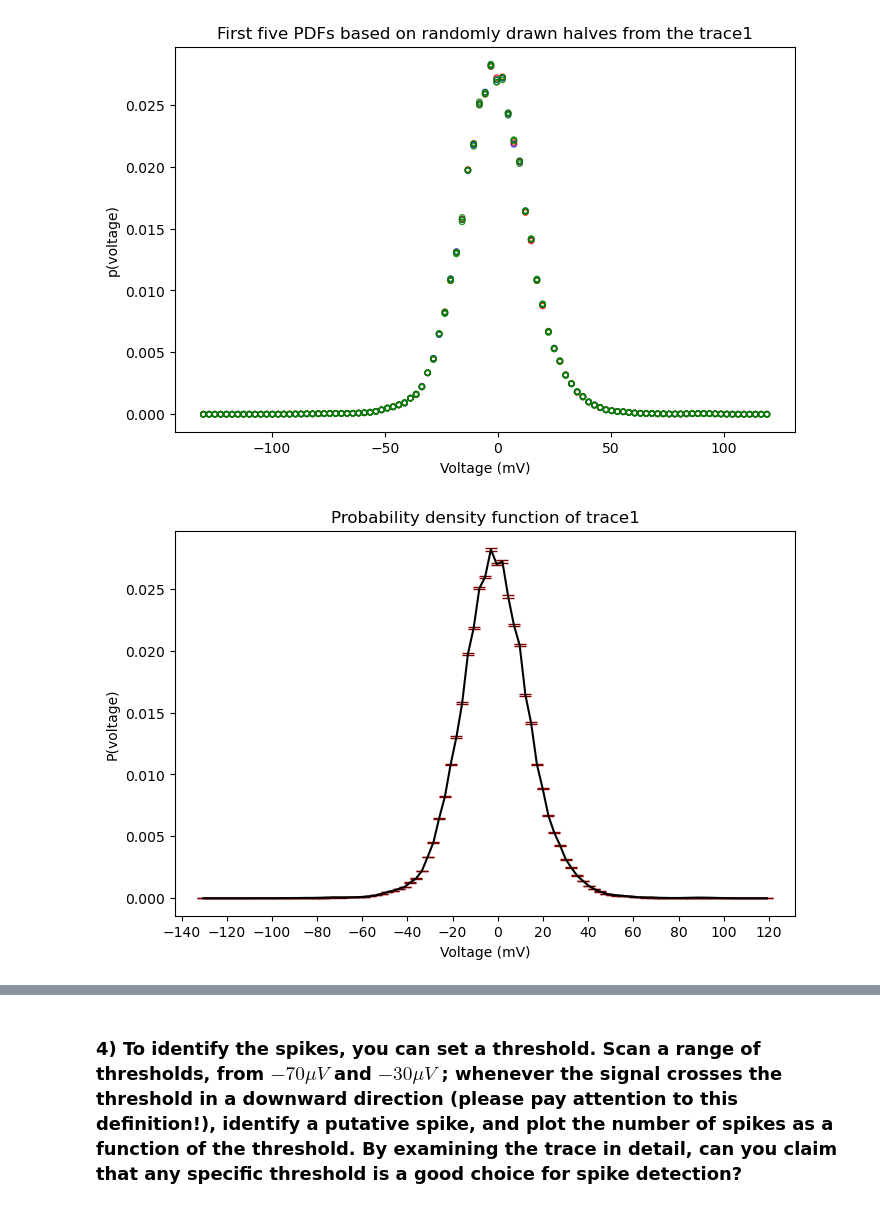
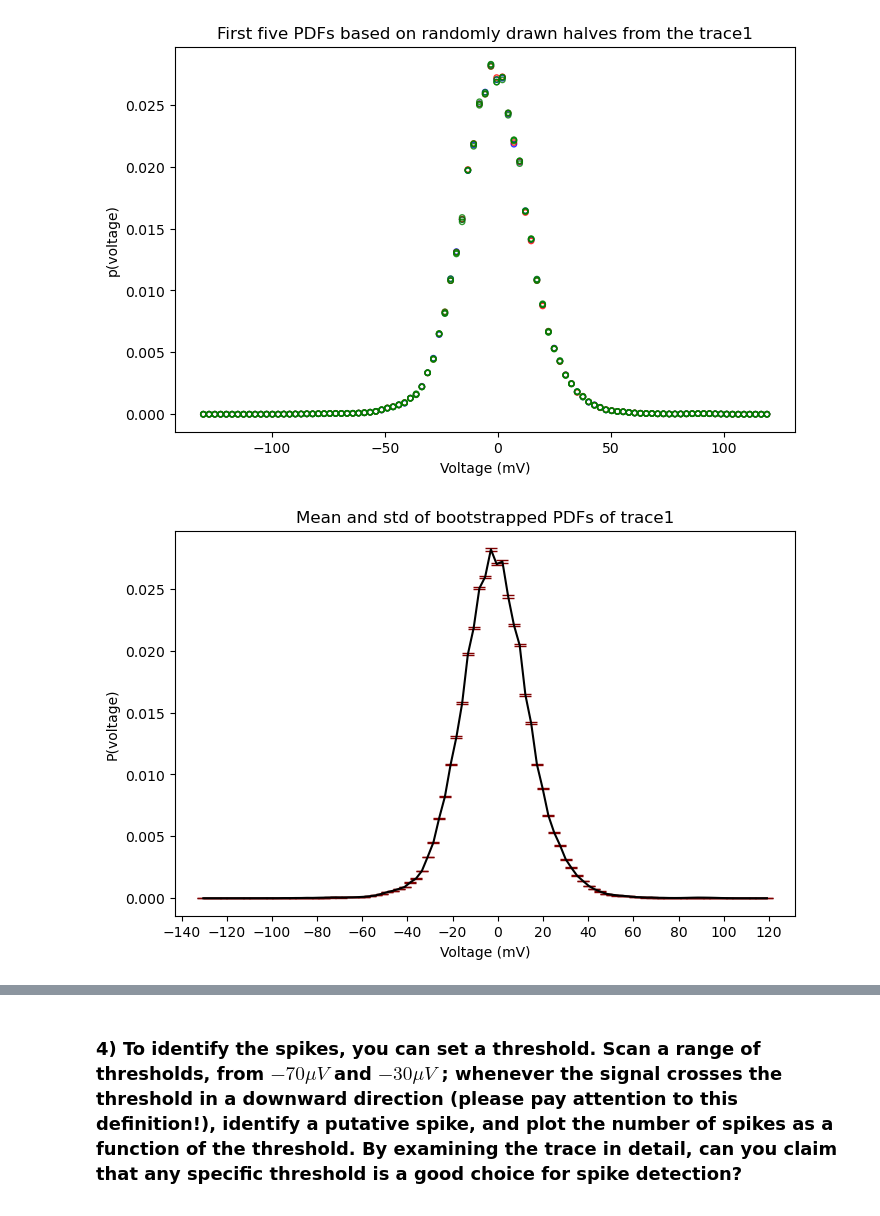
Before and after one commit to acumpelik/DSSC23, a Jupyter notebook: DSSC23-Homework2-Andrea_Cumpelik.ipynb, the cells around one changed output, grey strips where cells are left out. Drawn from its saved outputs; the diff is of its cells as text; code cells hidden in the pictures.

```diff
--- a/DSSC23-Homework2-Andrea_Cumpelik.ipynb
+++ b/DSSC23-Homework2-Andrea_Cumpelik.ipynb
@@ -241,11 +241,11 @@ plt.show()
 # %%
 # Plot our histogram again:
 plt.figure(figsize=(8,5))
-plt.title('Probability density function of trace1')
+plt.title('Mean and std of bootstrapped PDFs of trace1')
 plt.xlabel('Voltage (mV)')
 plt.xticks(np.arange(-140, 140, 20))
 plt.ylabel('P(voltage)')
 plt.errorbar(bins[:-1], bstrapped_means, yerr=bstrapped_stds, elinewidth=0.5, capsize=4, color='k', ecolor='maroon')
 plt.show()
 # %% [output]
-[figure, old version]
+[figure, new version]
```
Also changed, not shown: parts of 2 cells of this notebook.
